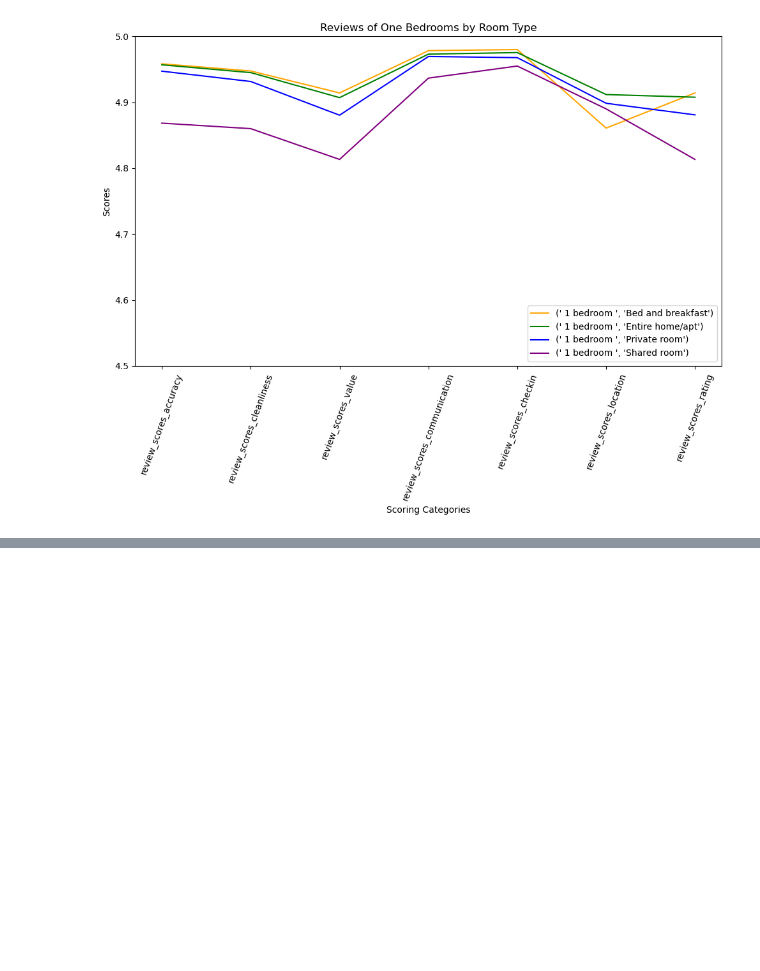
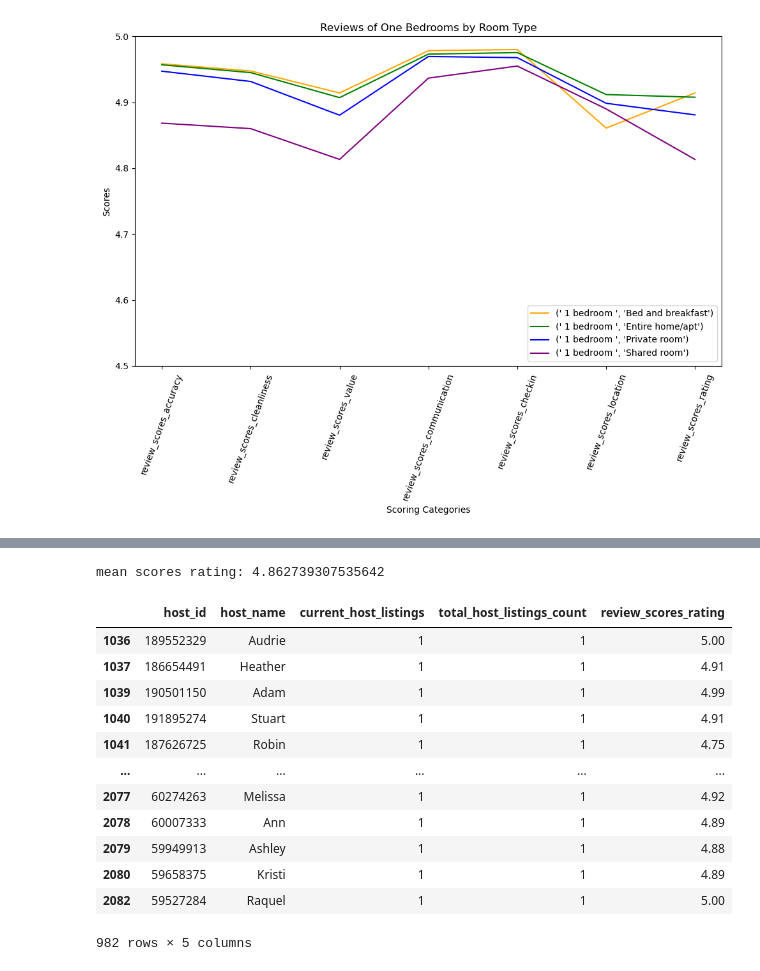
Before and after one commit to twmandel/Data-Project-1, a Jupyter notebook: Ashville_Analysis.ipynb, the cells around one changed output, grey strips where cells are left out. Drawn from its saved outputs; the diff is of its cells as text; code cells hidden in the pictures; blank space fills up the shorter version.

```diff
--- a/Ashville_Analysis.ipynb
+++ b/Ashville_Analysis.ipynb
@@ -683,0 +566,24 @@ TtestResult(statistic=888473887487339.9, pvalue=0.0, df=49.0)
+# %%
+# Calculated Average Score Ratings for Each Host(Host ID) with only One Listing
+
+single_listing_host_ratings_dfs = host_ratings_dfs.loc[host_ratings_dfs["total_host_listings_count"] == 1]
+
+#Caclulated mean
+
+print("mean scores rating: " + str(single_listing_host_ratings_dfs["review_scores_rating"].mean()))
+single_listing_host_ratings_dfs
+# %% [output]
+mean scores rating: 4.862739307535642
+|  | host_id | host_name | current_host_listings | total_host_listings_count | review_scores_rating |
+| 1036 | 189552329 | Audrie | 1 | 1 | 5.00 |
+| 1037 | 186654491 | Heather | 1 | 1 | 4.91 |
+| 1039 | 190501150 | Adam | 1 | 1 | 4.99 |
+| 1040 | 191895274 | Stuart | 1 | 1 | 4.91 |
+| 1041 | 187626725 | Robin | 1 | 1 | 4.75 |
+| ... | ... | ... | ... | ... | ... |
+| 2077 | 60274263 | Melissa | 1 | 1 | 4.92 |
+| 2078 | 60007333 | Ann | 1 | 1 | 4.89 |
+| 2079 | 59949913 | Ashley | 1 | 1 | 4.88 |
+| 2080 | 59658375 | Kristi | 1 | 1 | 4.89 |
+| 2082 | 59527284 | Raquel | 1 | 1 | 5.00 |
+982 rows × 5 columns
```
Also changed, not shown: parts of 37 cells of this notebook, 3 other files.
